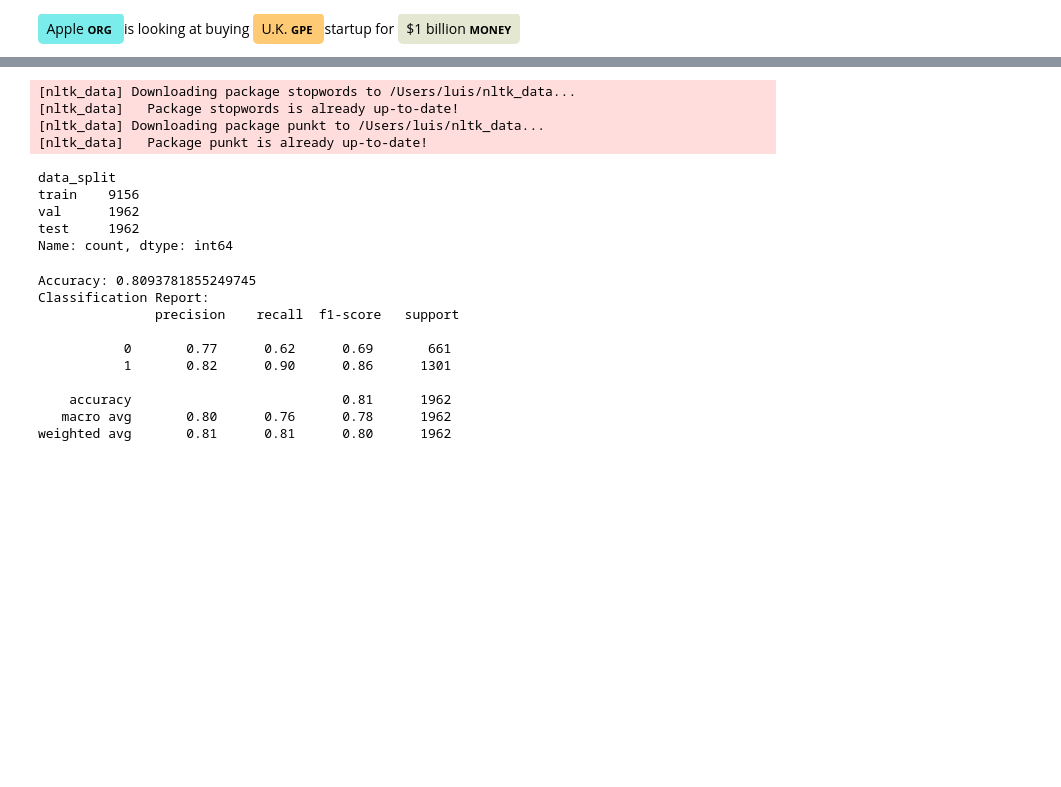
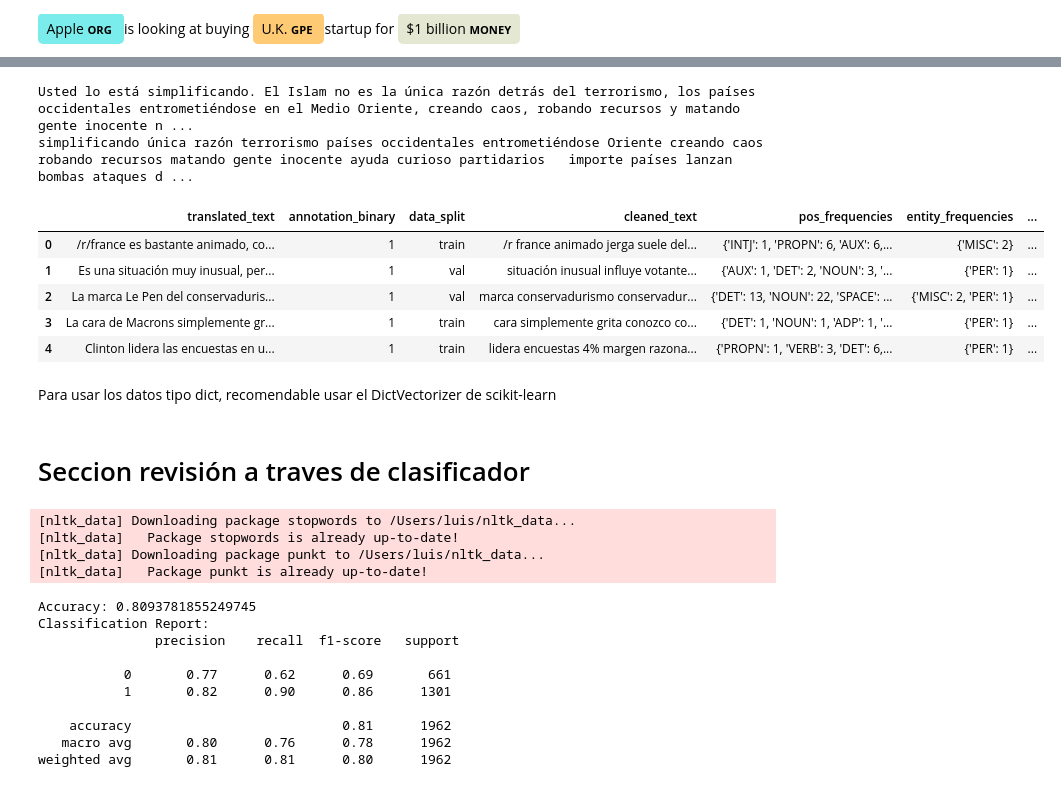
Before and after one commit to lccruzr/pln_moral_classifier, a Jupyter notebook: revision_dominio_especifico.ipynb, the cells around one changed output, grey strips where cells are left out. Drawn from its saved outputs; the diff is of its cells as text; code cells hidden in the pictures; blank space fills up the shorter version.

Commit message:
se incluye notebook de revisión de dominio especifico y extracción de caracteristicas

```diff
--- a/revision_dominio_especifico.ipynb
+++ b/revision_dominio_especifico.ipynb
@@ -95,0 +59,16 @@ Lo mejor es añadirlas a stopwords.
+# %%
+nltk.download('stopwords')
+
+spanish_stopwords = set(stopwords.words("spanish"))
+
+n = 7
+
+doc = nlp(df.translated_text[n])
+
+cleaned_tokens = []
+for token in doc:
+    # Omitir tokens que son parte de una entidad nombrada (PER, ORG, LOC, GPE) o stopwords
+    print(token, token.ent_type_)
+    if not token.ent_type_ in ["PER", "ORG", "LOC", "GPE"]:
+        cleaned_tokens.append(token.text)
+print(" ".join(cleaned_tokens))
@@ -95,0 +266,15 @@ Lo mejor es añadirlas a stopwords.
+# %%
+print(df_combined.iloc[7]['translated_text'])
+print(df_combined.iloc[7]['cleaned_text'])
+# %% [output]
+Usted lo está simplificando. El Islam no es la única razón detrás del terrorismo, los países occidentales entrometiéndose en el Medio Oriente, creando caos, robando recursos y matando gente inocente n ...
+simplificando única razón terrorismo países occidentales entrometiéndose Oriente creando caos robando recursos matando gente inocente ayuda curioso partidarios   importe países lanzan bombas ataques d ...
+# %%
+df_combined.head()
+# %% [output]
+|  | translated_text | annotation_binary | data_split | cleaned_text | pos_frequencies | entity_frequencies | ... |
+| 0 | /r/france es bastante animado, co... | 1 | train | /r france animado jerga suele del... | {'INTJ': 1, 'PROPN': 6, 'AUX': 6,... | {'MISC': 2} | ... |
+| 1 | Es una situación muy inusual, per... | 1 | val | situación inusual influye votante... | {'AUX': 1, 'DET': 2, 'NOUN': 3, '... | {'PER': 1} | ... |
+| 2 | La marca Le Pen del conservaduris... | 1 | val | marca conservadurismo conservadur... | {'DET': 13, 'NOUN': 22, 'SPACE': ... | {'MISC': 2, 'PER': 1} | ... |
+| 3 | La cara de Macrons simplemente gr... | 1 | train | cara simplemente grita conozco co... | {'DET': 1, 'NOUN': 1, 'ADP': 1, '... | {'PER': 1} | ... |
+| 4 | Clinton lidera las encuestas en u... | 1 | train | lidera encuestas 4% margen razona... | {'PROPN': 1, 'VERB': 3, 'DET': 6,... | {'PER': 1} | ... |
@@ -96,3 +283,7 @@ Lo mejor es añadirlas a stopwords.
+# %% [markdown]
+Para usar los datos tipo dict, recomendable usar el DictVectorizer de scikit-learn
+# %% [markdown]
+# Seccion revisión a traves de clasificador
 # %%
 import nltk
 import spacy
@@ -130,14 +321,6 @@ def procesar_texto(texto):
 [nltk_data]   Package stopwords is already up-to-date!
 [nltk_data] Downloading package punkt to /Users/luis/nltk_data...
 [nltk_data]   Package punkt is already up-to-date!
-# %%
-df.data_split.value_counts()
-# %% [output]
-data_split
-train    9156
-val      1962
-test     1962
-Name: count, dtype: int64
 # %%
 from sklearn.model_selection import train_test_split
 from sklearn.feature_extraction.text import CountVectorizer
```
Also changed, not shown: parts of 12 cells of this notebook.
